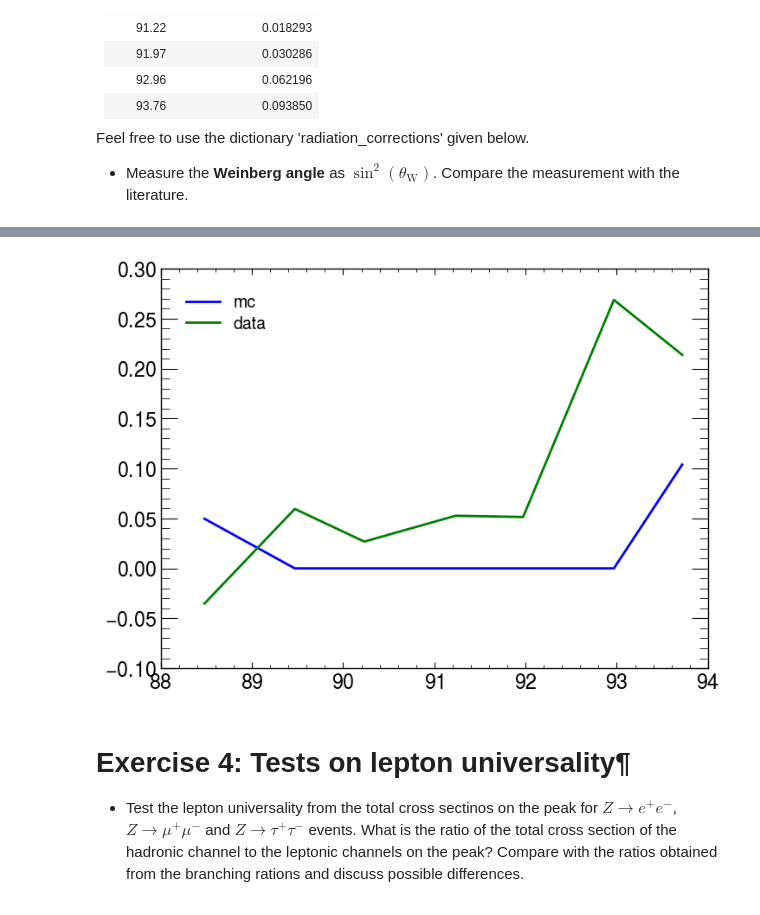
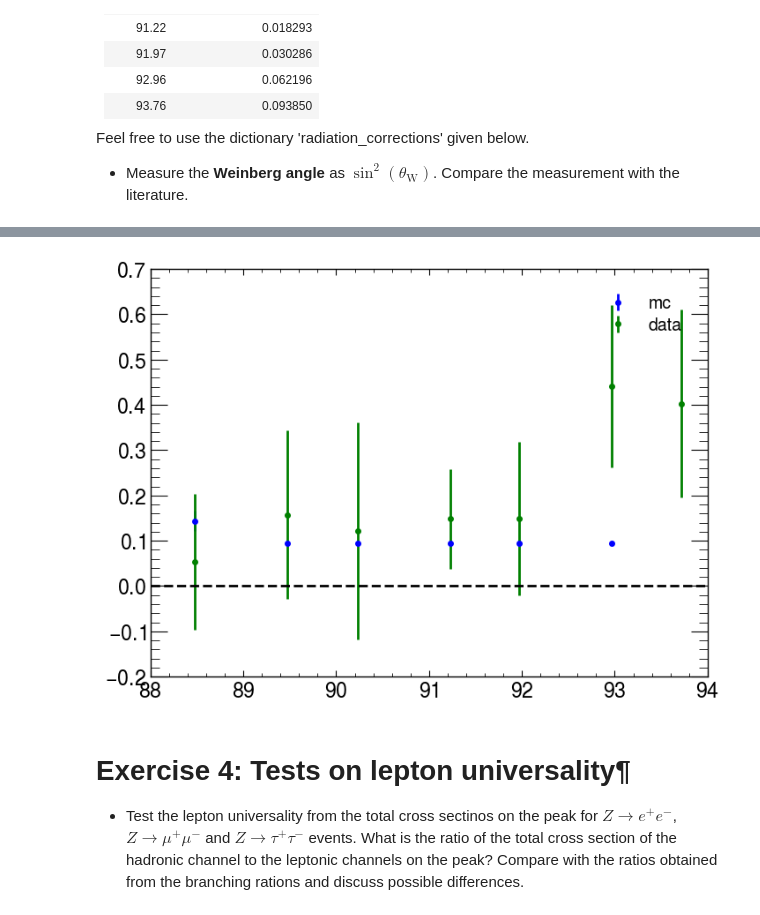
Before and after one commit to rihoppe/z0-precisionmeasurement, a Jupyter notebook: Main_Work.ipynb, the cells around one changed output, grey strips where cells are left out. Saved outputs shown, nothing was run; the diff lists cells and outputs as text; code cells hidden in the pictures.

Commit message:
Remaining errors propagated

```diff
--- a/Main_Work.ipynb
+++ b/Main_Work.ipynb
@@ -546,10 +553,9 @@ for i in range (4):
         k = len(ML_Labels[conditions[i]][part_mask[conditions[i]]])
         n = 100000
         val = k/n # efficiency
-        bkg_mask = ML_Labels==i
-        val2 = len(ML_Labels[conditions[j]][bkg_mask[conditions[j]]])/len(ML_Labels[conditions[j]]) #Get Background
+        val2 = 1-k/len(ML_Labels[conditions[i]]) #Get Background
         val3 = np.sqrt((k+1)*(k+2)/((n+2)*(n+3)) - (k+1)**2/(n+2)**2) # Error of efficiency - Bayesian
-        effcy_matrix[j][i] =val
+        effcy_matrix[j][i] = val
         bkg_matrix[j][i] = val2
         error_matrix[j][i] = val3
 
@@ -759,7 +763,8 @@ for i in range(4):
         aux_err1 = np.array([effcy_inverse[i][k]*c1[:,j][k]*np.sqrt( (error_inverse[i][k]/effcy_inverse[i][k])**2 + 1./c1[:,j][k] ) for k in range(4)])
         aux_err = np.sqrt(sum(aux_err1**2))
         xsec[i][j] = Nevents[i][j]/Lumicsv["lumi"][j] + xs_corrections[list(xs_corrections.keys())[1+(i+1)//4]][j]
-        xsec_error[i][j] = xsec[i][j]*np.sqrt( (aux_err/Nevents[i][j])**2 + (Lumicsv["all"][j]/Lumicsv["lumi"][j])**2 )
+        xsec_error[i][j] = Nevents[i][j]/Lumicsv["lumi"][j]*np.sqrt( (aux_err/Nevents[i][j])**2 + (Lumicsv["stat"][j]/Lumicsv["lumi"][j])**2 )
+        xsec_error[i][j] = np.sqrt(xsec_error[i][j]**2 + Lumicsv["sys"][j]*Nevents[i][j]/Lumicsv["lumi"][j]**2)
 
 def relativistic_breit_wigner(x, resonance_mass, width, normalization):
     gamma = np.sqrt(resonance_mass ** 2 * (resonance_mass ** 2 + width ** 2))
@@ -778,6 +783,7 @@ for i in range(4):
     print("#------------\n "+Types[i][1])
     CI = result.conf_interval(sigmas=[2])
     print(lmfit.printfuncs.ci_report(CI, ndigits=3))
+    print(result.fit_report())
     ax[i//2][i%2].plot(np.arange(88,95,.1),relativistic_breit_wigner(np.arange(88,95,.1),*result.best_values.values()))
     fit_errors = calc_errfit(Lumicsv["meanenergy"],xsec[i],xsec_error[i])
     WidthError = fit_errors[1]
@@ -790,7 +796,7 @@ for i in range(4):
 
 #MaximumXsec.append(12*np.pi*Zwidth[0]*Zwidth[i]/(ZMass[i]**2*np.sum(Zwidth)**2))
 
-print(MaximumXsec)
+
 ax[0][0].set_ylabel(r"$\sigma$",fontsize="medium")
 ax[1][0].set_ylabel(r"$\sigma$",fontsize="medium")
 ax[1][0].set_xlabel(r"$\sqrt{s}$ [GeV]",fontsize="medium")
@@ -800,7 +806,7 @@ plt.show()
 
 ErrorAll = np.sqrt(np.sum(np.array([xsec_error[i]**2 for i in range(4)]),axis=0))
 Totalxsec = np.sum(xsec,axis=0)
-plt.errorbar(x=Lumicsv["meanenergy"],y=Totalxsec,yerr=ErrorAll,fmt="o",ls="-",label=r"Z$\rightarrow$ All")
+plt.errorbar(x=Lumicsv["meanenergy"],y=Totalxsec,yerr=ErrorAll,fmt=".",ls="-",label=r"Z$\rightarrow$ All")
 resultAll = gmodel.fit(Totalxsec,x=Lumicsv["meanenergy"],resonance_mass=92,width=3,normalization=10)
 plt.plot(np.arange(88,95,.1),relativistic_breit_wigner(np.arange(88,95,.1),*resultAll.best_values.values()))
 print("#------------\nAll ")
@@ -867,12 +873,13 @@ Feel free to use the dictionary 'radiation_corrections' given below.
 radiation_corrections = { 'energy' : [ 88.47, 89.46, 90.22, 91.22, 91.97, 92.96, 93.76] ,
                           'correction' : [0.021512, 0.019262, 0.016713, 0.018293, 0.030286, 0.062196, 0.093850]}
 
-def CalcXSec(dataarray, muon_condition,Foward=True):
+def CalcXSec(dataarray,muon_condition,Foward,electron_condition,tau_condition,hadron_condition):
     s_channel = dataarray[:,Nametable["Cos_thet"]]<=0.
     FOW_BACK_condition = np.bitwise_and(dataarray[:,Nametable["Cos_thet"]]<0, muon_condition)
     if Foward:
         FOW_BACK_condition = np.bitwise_and(dataarray[:,Nametable["Cos_thet"]]>0, muon_condition)
-    conditions_data = [True,FOW_BACK_condition,True,True] #ignore everything exept muons
+#     conditions_data = [True,FOW_BACK_condition,True,True] #ignore everything exept muons
+    conditions_data = [electron_condition&s_channel,FOW_BACK_condition,tau_condition,hadron_condition]
     Nevents = np.zeros((4,7))
     xsec_error = np.zeros((4,7))
     xsec = np.zeros((4,7))
@@ -881,32 +888,47 @@ def CalcXSec(dataarray, muon_condition,Foward=True):
         for j in range(7):
             if i==1:
                 Nevents[i][j] = effcy_inverse[i].dot(c1[:,j])
-                aux_err1 = np.array([effcy_inverse[i][k]*c1[:,j][k]*np.sqrt( (error_inverse[i][k]/effcy_inverse[i][k])**2 + 1./c1[:,j][k] ) for k in range(4)])
-                #print(aux_err1)
-                aux_err = np.sqrt(sum(aux_err1**2))
-                xsec[i][j] = Nevents[i][j]/Lumicsv["lumi"][j] + xs_corrections[list(xs_corrections.keys())[1+(i+1)//4]][j] + radiation_corrections["correction"][j]
-                xsec_error[i][j] = xsec[i][j]*np.sqrt( (aux_err/Nevents[i][j])**2 + (Lumicsv["all"][j]/Lumicsv["lumi"][j])**2 )
+                xsec[i][j] = Nevents[i][j]/Lumicsv["lumi"][j] + xs_corrections[list(xs_corrections.keys())[1+(i+1)//4]][j]
+                if np.all([effcy_inverse[i][k]!=0 for k in range(4)]): #this skips some errors due to the missing center of mass energies in the mc samples
+                    aux_err1 = np.array([effcy_inverse[i][k]*c1[:,j][k]*np.sqrt( (error_inverse[i][k]/effcy_inverse[i][k])**2 + 1./c1[:,j][k] ) for k in range(4)])
+                    aux_err = np.sqrt(sum(aux_err1**2))
+                    xsec_error[i][j] = Nevents[i][j]/Lumicsv["lumi"][j]*np.sqrt( (aux_err/Nevents[i][j])**2 + (Lumicsv["stat"][j]/Lumicsv["lumi"][j])**2 )
+                    xsec_error[i][j] = np.sqrt(xsec_error[i][j]**2 + Lumicsv["sys"][j]*Nevents[i][j]/Lumicsv["lumi"][j]**2)
 
     return xsec[1],xsec_error[1]
 
-#print(CalcXSec(data, condition_mm_dat)[0])
-#print(CalcXSec(data, condition_mm_dat, False)[0])
-Foward_data, Foward_err_data= CalcXSec(data, condition_mm_dat)
-Backward_data, Backward_err_data = CalcXSec(data, condition_mm_dat,False)
-Asymmetry_data = [(Foward_data[i] - Backward_data[i])/ (Foward_data[i] + Backward_data[i]) for i in range(7)]
 
-Foward_mc, Foward_err_mc= CalcXSec(mc_all, condition_mm)
-Backward_mc, Backward_err_mc = CalcXSec(mc_all, condition_mm,False)
-Asymmetry_mc = [(Foward_mc[i] - Backward_mc[i])/ (Foward_mc[i] + Backward_mc[i]) for i in range(7)]
-#print(Asymmetry_mc)
+Foward_data, Foward_err_data= CalcXSec(data, condition_mm_dat, True, condition_ee_dat, condition_tt_dat, condition_hh_dat)
+Backward_data, Backward_err_data = CalcXSec(data, condition_mm_dat, False, condition_ee_dat, condition_tt_dat, condition_hh_dat)
+Asymmetry_data = [(Foward_data[i] - Backward_data[i])/ (Foward_data[i] + Backward_data[i])+ radiation_corrections["correction"][j] for i in range(7)]
+error_sum = np.sqrt(Foward_err_data**2 + Backward_err_data**2)
+error_asym = Asymmetry_data*error_sum*np.sqrt(1./(Foward_data-Backward_data)**2 + 1./(Foward_data+Backward_data)**2)
+#print(mc_all[mc_all[:,Nametable["E_lep"]]==45.62])
 
-plt.plot(Lumicsv["meanenergy"],Asymmetry_mc, color="b", label="mc")
-plt.plot(Lumicsv["meanenergy"],Asymmetry_data, color="g", label="data" )
+
+Foward_mc, Foward_err_mc= CalcXSec(mc_all, condition_mm, True, condition_ee, condition_tt, condition_hh)
+Backward_mc, Backward_err_mc = CalcXSec(mc_all, condition_mm, False, condition_ee, condition_tt, condition_hh)
+Asymmetry_mc = [(Foward_mc[i] - Backward_mc[i])/ (Foward_mc[i] + Backward_mc[i])+ radiation_corrections["correction"][j] for i in range(7)]
+error_sum_mc = np.sqrt(Foward_err_mc**2 + Backward_err_mc**2)
+error_asym_mc = Asymmetry_mc*error_sum_mc*np.sqrt(1./(Foward_mc-Backward_mc)**2 + 1./(Foward_mc+Backward_mc)**2)
+
+#Only muon monte carlo - One center of mass ~91
+Forward_mm = ufloat((len(np.where(mc_mm[:,Nametable["Cos_thet"]]>0)[0]),unp.sqrt(len(np.where(mc_mm[:,Nametable["Cos_thet"]]>0)[0]))))
+Backward_mm = ufloat((len(np.where(mc_mm[:,Nametable["Cos_thet"]]<0)[0]),unp.sqrt(len(np.where(mc_mm[:,Nametable["Cos_thet"]]<0)[0]))))
+Afb_mc = (Forward_mm-Backward_mm)/(Forward_mm+Backward_mm)
+print(Afb_mc)
+
+plt.errorbar(np.take(Lumicsv["meanenergy"],[0,1,2,3,4,5]),np.take(Asymmetry_mc,[0,1,2,3,4,5]), yerr=np.take(error_asym_mc,[0,1,2,3,4,5]), color="b", label="mc", fmt='.') #the mc only has these two mean energies
+plt.errorbar(Lumicsv["meanenergy"],Asymmetry_data, yerr=error_asym, color="g", label="data", fmt='.' )
+plt.axhline(0,color="k", ls="--")
 plt.legend()
 
-print(r"$A_{FB}$ = " + str(Asymmetry_data[3]))
-print(r"$\dfrac{v}{a}$ = " + str(np.sqrt(Asymmetry_data[3]/3)))
-print(r"sin$^2\theta_W$ = " + str( (1-np.sqrt(Asymmetry_data[3]/3))/4 ))
-print(r"$\theta_W$ = " + str( np.arcsin( np.sqrt( (1 - np.sqrt(Asymmetry_data[3]/3))/4 ) )*180/np.pi )  )
+Afb = ufloat((Asymmetry_data[3],error_asym[3]))
+print(r"$A_{FB}$ = " + str(Afb))
+print(r"$\dfrac{v}{a}$ = " + str(unp.sqrt(Afb/3)))
+print(r"sin$^2\theta_W$ = " + str( (1-unp.sqrt(Afb/3))/4 ))
+print(r"$\theta_W$ = " + str( unp.arcsin( unp.sqrt( (1 - unp.sqrt(Afb/3))/4 ) )*180/np.pi )  )
 #print(Backward_err_data)
+
+# Some of the errors in the next output are due to the mc samples having only one center of mass energy for the muons, while the other energies come from other samples that were missclassified (the errors should still be ok for the energies that do infact belong to the muons)
 # %% [output]
@@ -917,4 +943,4 @@ $\theta_W$ = 27.75510577946202
-[figure, old version]
+[figure, new version]
 # %% [markdown]
 # Exercise 4: Tests on lepton universality¶
 
```
Also changed, not shown: parts of 18 cells of this notebook.
